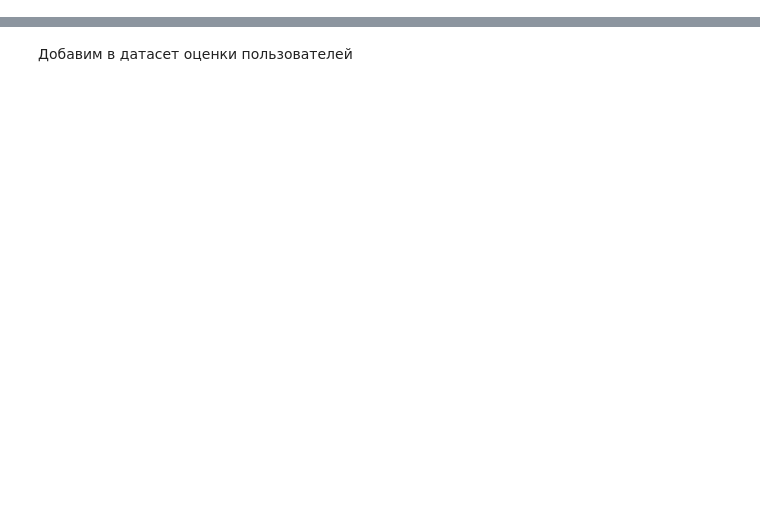
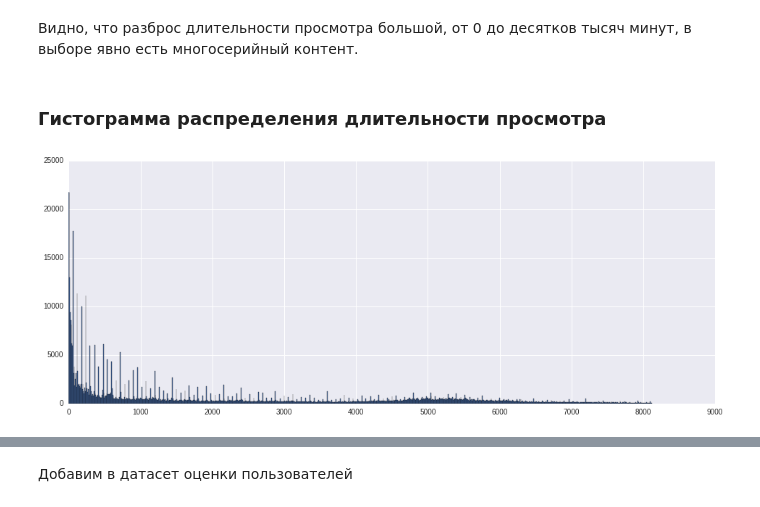
Before and after one commit to EugeniaMatveeva/Test, a Jupyter notebook: ivi test.ipynb, the cells around one changed output, grey strips where cells are left out. Saved outputs shown, nothing was run; the diff lists cells and outputs as text; code cells hidden in the pictures; blank space fills up the shorter version.

```diff
--- a/ivi test.ipynb
+++ b/ivi test.ipynb
@@ -137,0 +53,13 @@ Unique contents: 7146
+# %% [markdown]
+Видно, что разброс длительности просмотра большой, от 0 до десятков тысяч минут, в выборе явно есть многосерийный контент.
+# %% [markdown]
+### Гистограмма распределения длительности просмотра
+# %%
+dur_min = df_watch.watch_duration.min()
+dur_75q = df_watch.watch_duration.quantile(0.75)
+
+plt.figure(figsize=(16, 6))
+plt.hist(df_watch.watch_duration.dropna(), bins=1000, range=(dur_min, dur_75q))
+plt.show()
+# %% [output]
+[figure, added]
```
Also changed, not shown: parts of 70 cells of this notebook, 3 other files.
